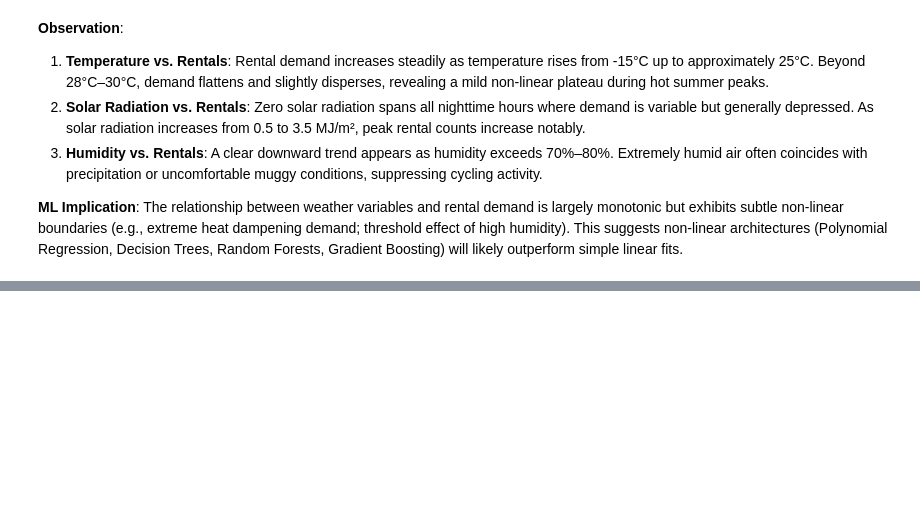
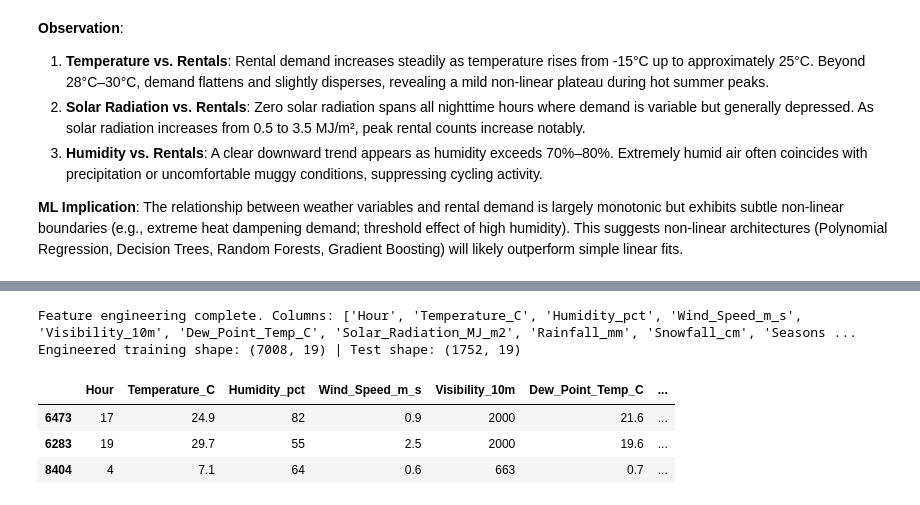
Before and after one commit to Ne-Ran/Machine-Learning-Capstone-Project, a Jupyter notebook: Notebooks/regression.ipynb, the cells around one changed output, grey strips where cells are left out. Cells and saved outputs as stored; diff of their text form; code cells hidden in the pictures; blank space fills up the shorter version.

Commit message:
Add regression preprocessing and feature engineering

```diff
--- a/Notebooks/regression.ipynb
+++ b/Notebooks/regression.ipynb
@@ -429,0 +558,45 @@ The relationship between weather variables and rental demand is largely monotoni
+# %%
+def engineer_features(data):
+    df_out = data.copy()
+
+    # Parse date if not already datetime
+    if not pd.api.types.is_datetime64_any_dtype(df_out['Date']):
+        dt_series = pd.to_datetime(df_out['Date'], format='%d/%m/%Y')
+    else:
+        dt_series = df_out['Date']
+
+    df_out['Month'] = dt_series.dt.month
+    df_out['Day'] = dt_series.dt.day
+    df_out['DayOfWeek'] = dt_series.dt.dayofweek
+    df_out['Is_Weekend'] = (df_out['DayOfWeek'] >= 5).astype(int)
+
+    # Cyclical hour encoding
+    df_out['Hour_sin'] = np.sin(2 * np.pi * df_out['Hour'] / 24.0)
+    df_out['Hour_cos'] = np.cos(2 * np.pi * df_out['Hour'] / 24.0)
+
+    # Commuter Rush Hour indicator (Weekdays: 8-9 AM, 6-8 PM)
+    df_out['Rush_Hour'] = (
+        ((df_out['Hour'].isin([8, 9])) | (df_out['Hour'].isin([18, 19, 20]))) &
+        (df_out['Is_Weekend'] == 0)
+    ).astype(int)
+
+    # Drop raw date column and temporary datetime column
+    cols_to_drop = [c for c in ['Date', 'Date_dt'] if c in df_out.columns]
+    df_out = df_out.drop(columns=cols_to_drop)
+
+    return df_out
+
+# Apply feature engineering to train and test sets independently
+X_train_fe = engineer_features(X_train_raw)
+X_test_fe = engineer_features(X_test_raw)
+
+print(f"Feature engineering complete. Columns: {X_train_fe.columns.tolist()}")
+print(f"Engineered training shape: {X_train_fe.shape} | Test shape: {X_test_fe.shape}")
+X_train_fe.head(3)
+# %% [output]
+Feature engineering complete. Columns: ['Hour', 'Temperature_C', 'Humidity_pct', 'Wind_Speed_m_s', 'Visibility_10m', 'Dew_Point_Temp_C', 'Solar_Radiation_MJ_m2', 'Rainfall_mm', 'Snowfall_cm', 'Seasons ...
+Engineered training shape: (7008, 19) | Test shape: (1752, 19)
+|  | Hour | Temperature_C | Humidity_pct | Wind_Speed_m_s | Visibility_10m | Dew_Point_Temp_C | ... |
+| 6473 | 17 | 24.9 | 82 | 0.9 | 2000 | 21.6 | ... |
+| 6283 | 19 | 29.7 | 55 | 2.5 | 2000 | 19.6 | ... |
+| 8404 | 4 | 7.1 | 64 | 0.6 | 663 | 0.7 | ... |
```
Also changed, not shown: parts of 9 cells of this notebook.
